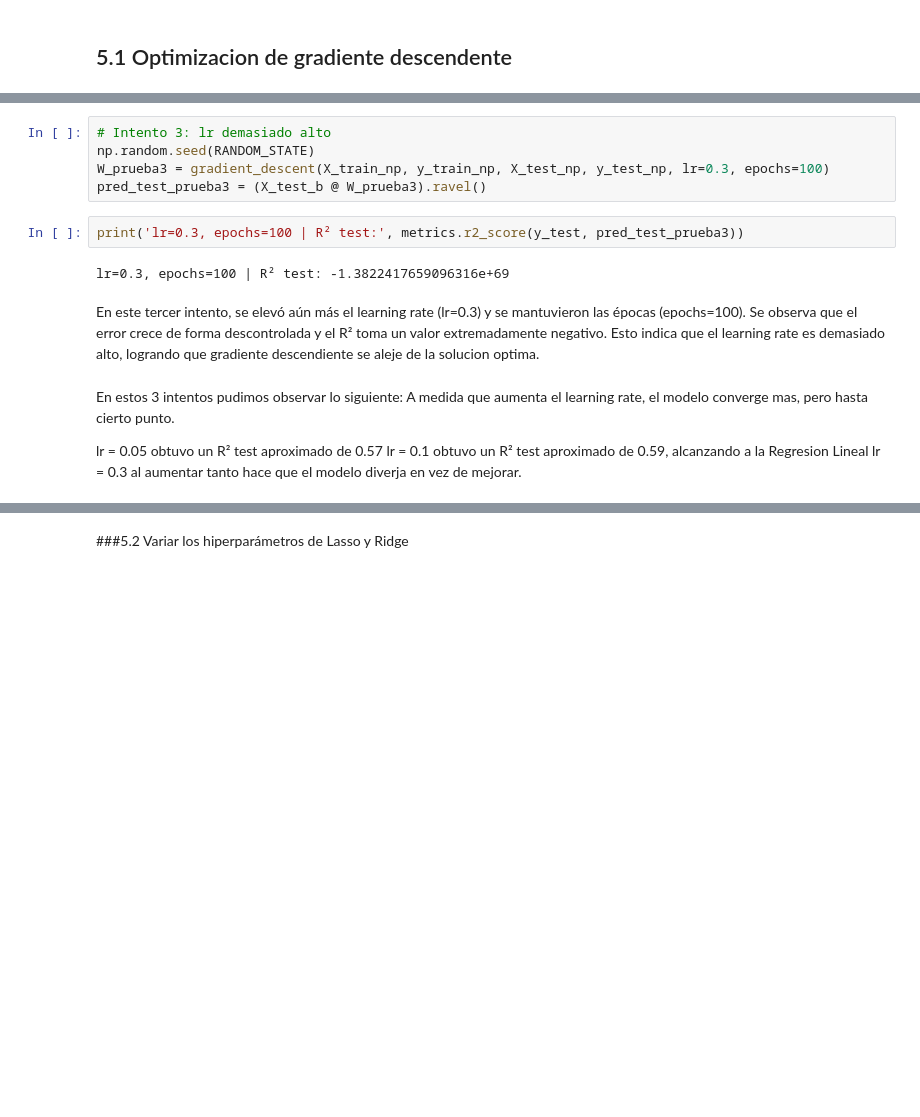
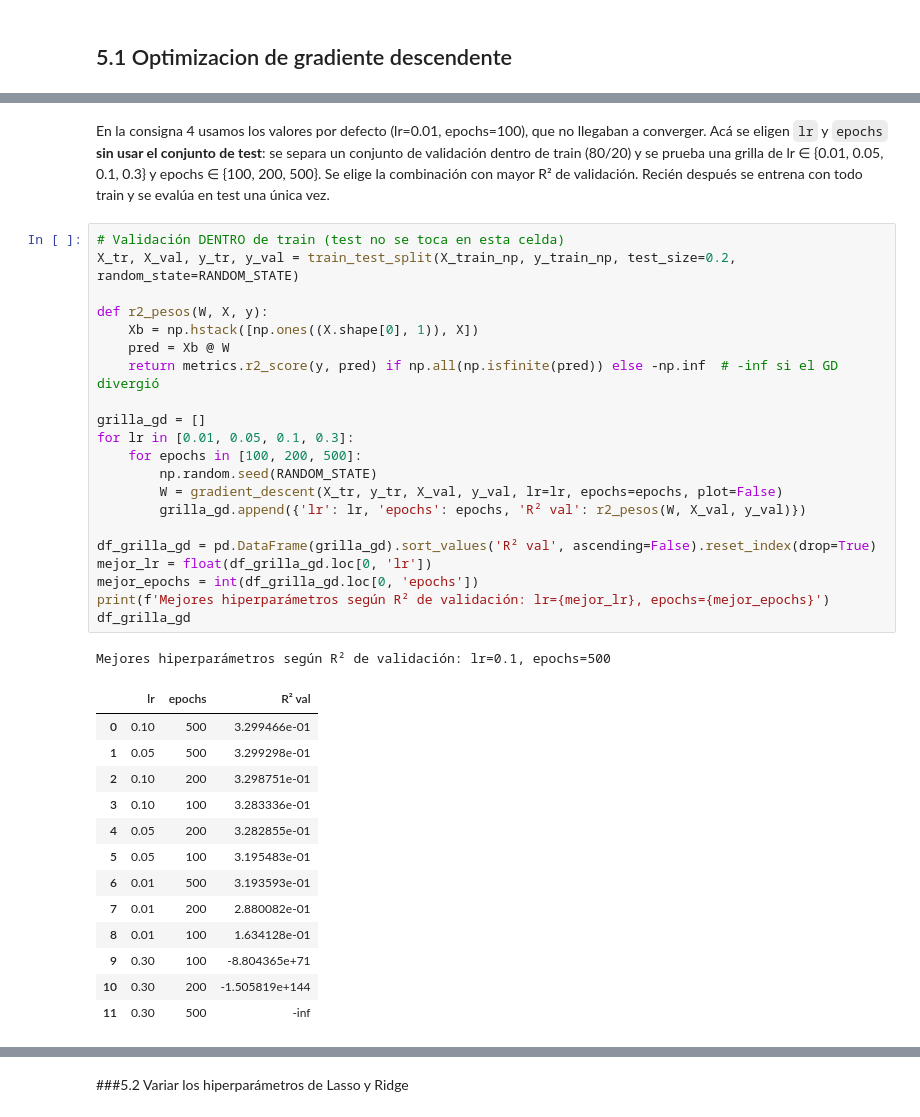
Before and after one commit to fabriziopaladini/TP_AA1_Aguirre_Gambande_Paladini, a Jupyter notebook: tp1-regresion/TP-regresion-AA1.ipynb, the cells around one changed output, grey strips where cells are left out. Cells and saved outputs as stored; diff of their text form; blank space fills up the shorter version.

```diff
--- a/tp1-regresion/TP-regresion-AA1.ipynb
+++ b/tp1-regresion/TP-regresion-AA1.ipynb
@@ -1056,18 +1035,38 @@ En este segundo intento decidimos aumentar el lr a 0.1 y a su vez aumentamos los
-# %%
-# Intento 3: lr demasiado alto
-np.random.seed(RANDOM_STATE)
-W_prueba3 = gradient_descent(X_train_np, y_train_np, X_test_np, y_test_np, lr=0.3, epochs=100)
-pred_test_prueba3 = (X_test_b @ W_prueba3).ravel()
-# %%
-print('lr=0.3, epochs=100 | R² test:', metrics.r2_score(y_test, pred_test_prueba3))
-# %% [output]
-lr=0.3, epochs=100 | R² test: -1.3822417659096316e+69
-# %% [markdown]
-En este tercer intento, se elevó aún más el learning rate (lr=0.3) y se mantuvieron las épocas (epochs=100). Se observa que el error crece de forma descontrolada y el R² toma un valor extremadamente negativo. Esto indica que el learning rate es demasiado alto, logrando que gradiente descendiente se aleje de la solucion optima.
-# %% [markdown]
-En estos 3 intentos pudimos observar lo siguiente:
-A medida que aumenta el learning rate, el modelo converge mas, pero hasta cierto punto.
-
-lr = 0.05 obtuvo un R² test aproximado de 0.57
-lr = 0.1 obtuvo un R² test aproximado de 0.59, alcanzando a la Regresion Lineal
-lr = 0.3 al aumentar tanto hace que el modelo diverja en vez de mejorar.
+# %% [markdown]
+En la consigna 4 usamos los valores por defecto (lr=0.01, epochs=100), que no llegaban a converger. Acá se eligen `lr` y `epochs` **sin usar el conjunto de test**: se separa un conjunto de validación dentro de train (80/20) y se prueba una grilla de lr ∈ {0.01, 0.05, 0.1, 0.3} y epochs ∈ {100, 200, 500}. Se elige la combinación con mayor R² de validación. Recién después se entrena con todo train y se evalúa en test una única vez.
+# %%
+# Validación DENTRO de train (test no se toca en esta celda)
+X_tr, X_val, y_tr, y_val = train_test_split(X_train_np, y_train_np, test_size=0.2, random_state=RANDOM_STATE)
+
+def r2_pesos(W, X, y):
+    Xb = np.hstack([np.ones((X.shape[0], 1)), X])
+    pred = Xb @ W
+    return metrics.r2_score(y, pred) if np.all(np.isfinite(pred)) else -np.inf  # -inf si el GD divergió
+
+grilla_gd = []
+for lr in [0.01, 0.05, 0.1, 0.3]:
+    for epochs in [100, 200, 500]:
+        np.random.seed(RANDOM_STATE)
+        W = gradient_descent(X_tr, y_tr, X_val, y_val, lr=lr, epochs=epochs, plot=False)
+        grilla_gd.append({'lr': lr, 'epochs': epochs, 'R² val': r2_pesos(W, X_val, y_val)})
+
+df_grilla_gd = pd.DataFrame(grilla_gd).sort_values('R² val', ascending=False).reset_index(drop=True)
+mejor_lr = float(df_grilla_gd.loc[0, 'lr'])
+mejor_epochs = int(df_grilla_gd.loc[0, 'epochs'])
+print(f'Mejores hiperparámetros según R² de validación: lr={mejor_lr}, epochs={mejor_epochs}')
+df_grilla_gd
+# %% [output]
+Mejores hiperparámetros según R² de validación: lr=0.1, epochs=500
+|  | lr | epochs | R² val |
+| 0 | 0.10 | 500 | 3.299466e-01 |
+| 1 | 0.05 | 500 | 3.299298e-01 |
+| 2 | 0.10 | 200 | 3.298751e-01 |
+| 3 | 0.10 | 100 | 3.283336e-01 |
+| 4 | 0.05 | 200 | 3.282855e-01 |
+| 5 | 0.05 | 100 | 3.195483e-01 |
+| 6 | 0.01 | 500 | 3.193593e-01 |
+| 7 | 0.01 | 200 | 2.880082e-01 |
+| 8 | 0.01 | 100 | 1.634128e-01 |
+| 9 | 0.30 | 100 | -8.804365e+71 |
+| 10 | 0.30 | 200 | -1.505819e+144 |
+| 11 | 0.30 | 500 | -inf |
```
Also changed, not shown: parts of 15 cells of this notebook.
